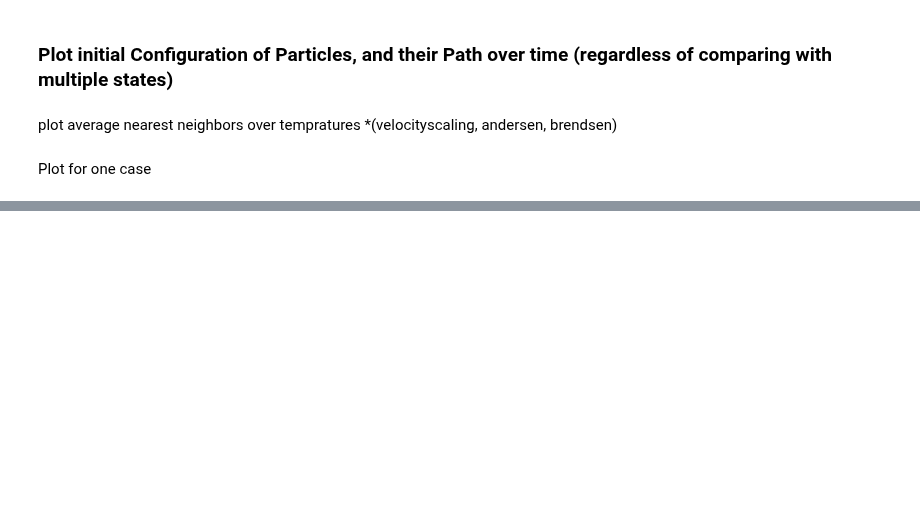
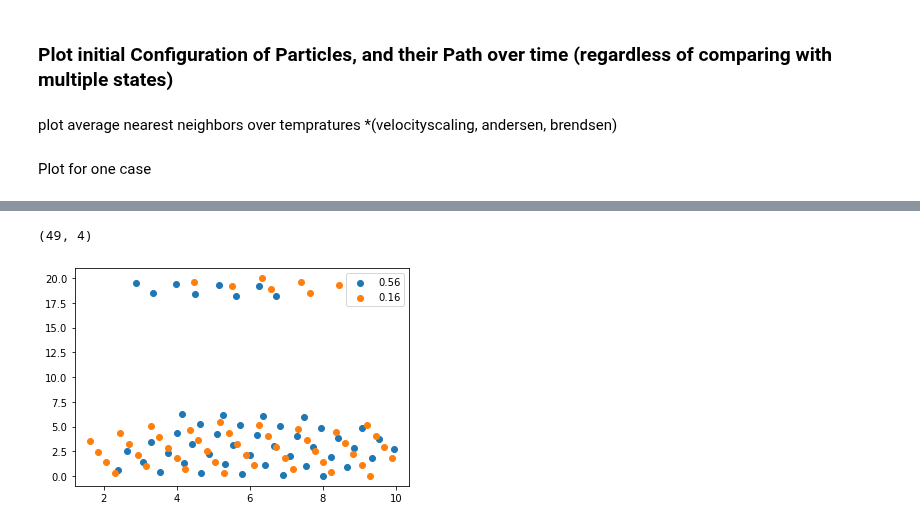
Before and after one commit to hadis-gh/chisurfmd, a Jupyter notebook: notebooks/MDsimulation/fastLook.ipynb, the cells around one changed output, grey strips where cells are left out. Cells and saved outputs as stored; diff of their text form; code cells hidden in the pictures; blank space fills up the shorter version.

```diff
--- a/notebooks/MDsimulation/fastLook.ipynb
+++ b/notebooks/MDsimulation/fastLook.ipynb
@@ -236,18 +245,21 @@ plot_com_velocity(input_temp2)
 # %%
-run = "/home/hadis/custom_vector/buildAndersen/100_50"
+run = "/home/hadis/custom_vector/buildVS/nv_100_20/heating_configs"
 
 import os, sys, re
 RE_stateFile = re.compile("N_Config_([0-9.]+).dat")
 
 temps = []
 for f in os.listdir(run):
     match = RE_stateFile.match(f)
     if match is not None:
         T = float(match[1])
         temps.append((T, np.loadtxt(os.path.join(run, f))))
 
-for T, conf in temps[45:49]:
+for T, conf in temps[45:47]:
     plt.scatter(conf[:, 0], conf[:, 1], label=str(T))
 plt.legend()
 
 temps[0][1].shape
+# %% [output]
+(49, 4)
+[figure, added]
```
Also changed, not shown: parts of 1 cell of this notebook, 5 other files.
